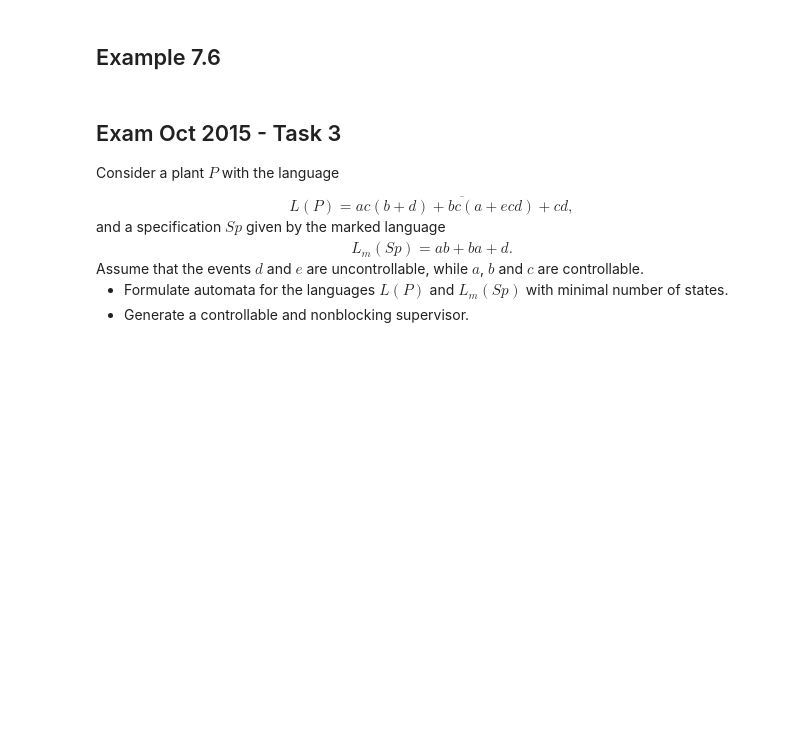
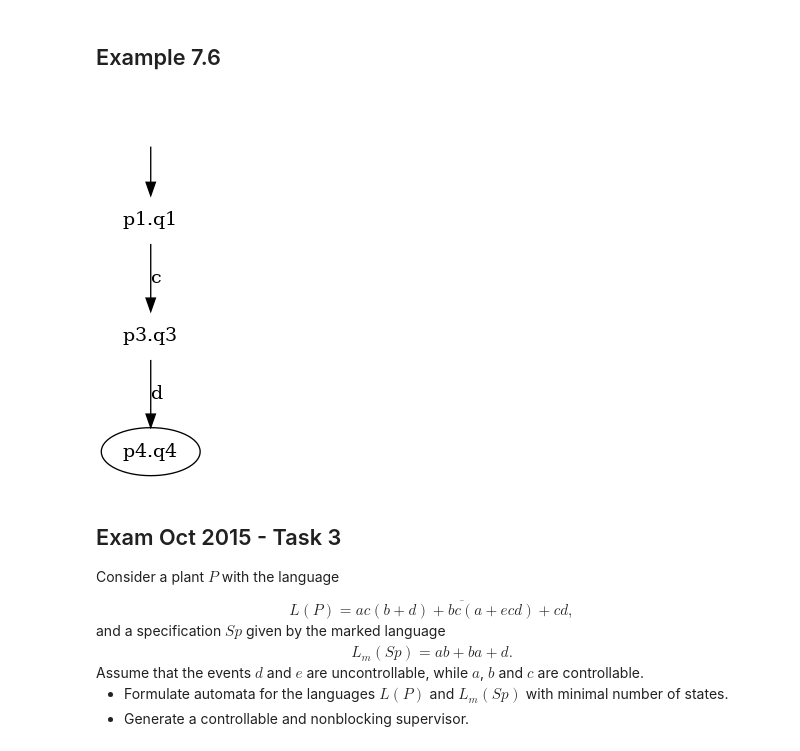
Before and after one commit to mohkan1/master, a Jupyter notebook: SSY165/logic_ass2/synthesize.ipynb, the cells around one changed output. Drawn from its saved outputs; the diff is of its cells as text; code cells hidden in the pictures; blank space fills up the shorter version.

```diff
--- a/SSY165/logic_ass2/synthesize.ipynb
+++ b/SSY165/logic_ass2/synthesize.ipynb
@@ -392,3 +451,44 @@ plot_automaton(S, 'S_7dot6')
+# %%
+# YOUR CODE HERE
+P = Automaton(
+            states  = {'p1','p2','p3','p4','p5','p6','p7','p8'},
+            init    = 'p1',
+            events  = {'a', 'b', 'c', 'd'},
+            trans   = {
+                Transition('p1', 'a', 'p2'),
+                Transition('p1', 'c', 'p3'),
+                Transition('p2', 'd', 'p5'),
+                Transition('p3', 'd', 'p4'),
+                Transition('p2', 'b', 'p4'),
+                Transition('p5', 'a', 'p6'),
+                Transition('p6', 'b', 'p4'),
+                Transition('p6', 'd', 'p7'),
+                Transition('p7', 'd', 'p8')
+                },
+            marked = {'p4'}
+            )
+
+Sp = Automaton(
+            states  = {'q1','q2','q3','q4','q5','q6','q7'},
+            init    = 'q1',
+            events  = {'a', 'b', 'c', 'd'},
+            trans   = {
+                Transition('q1', 'a', 'q2'),
+                Transition('q1', 'c', 'q3'),
+                Transition('q2', 'd', 'q5'),
+                Transition('q3', 'd', 'q4'),
+                Transition('q2', 'b', 'q4'),
+                Transition('q5', 'a', 'q6'),
+                Transition('q6', 'b', 'q4'),
+                Transition('q6', 'd', 'q7')
+                },
+            marked = {'q4'}
+            )
+
+S = supervisor(P, Sp, {'d'})
+plot_automaton(S, 'S_7dot6')
+# %% [output]
+[figure, added]
 # %%
 assert type(S) is Automaton
 
```
Also changed, not shown: parts of 11 cells of this notebook, 4 other files.
